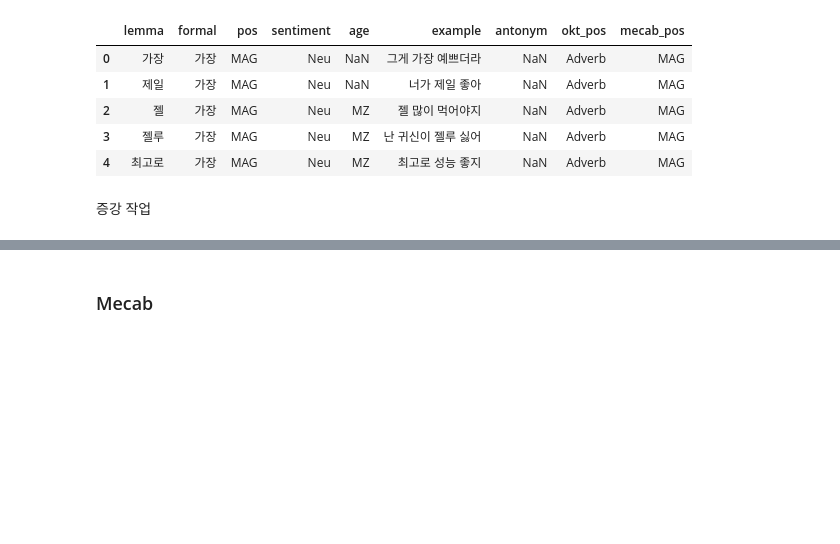
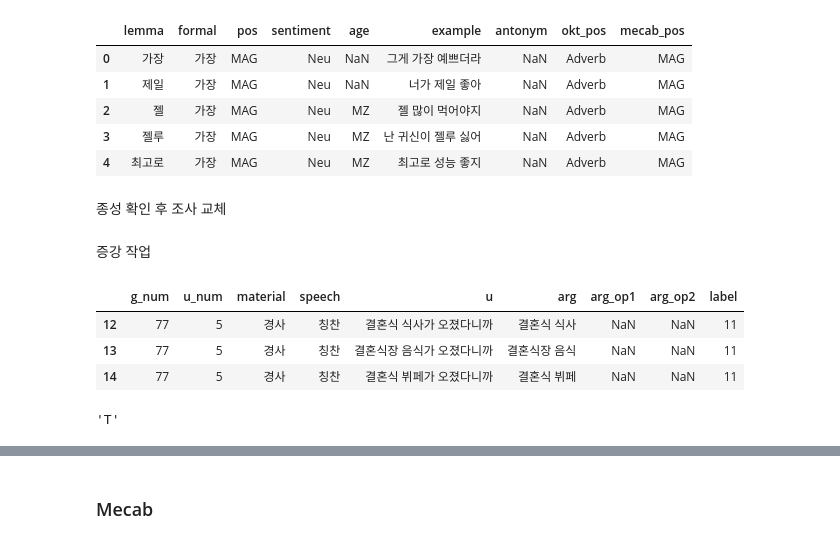
Before and after one commit to textnetkr/MemeProject, a Jupyter notebook: src/pytorch/augmentation/userdict.ipynb, the cells around one changed output, grey strips where cells are left out. Saved outputs shown, nothing was run; the diff lists cells and outputs as text; code cells hidden in the pictures; blank space fills up the shorter version.

```diff
--- a/src/pytorch/augmentation/userdict.ipynb
+++ b/src/pytorch/augmentation/userdict.ipynb
@@ -386,2 +393,11 @@ print(sorted_dict)
+# %%
+upper_100 = dict({i for i in sorted_dict.items() if i[1] >= 100})
+under_100 = dict({i for i in sorted_dict.items() if i[1] < 100})
+
+upper_100_temp = [[i[1]['g_num'], i[1]['u_num'], i[1]['material'], i[1]['speech'], i[1]['u'], i[1]['arg'], i[1]['arg_op1'], i[1]['arg_op2'], i[1]['label']] for i in df.iterrows() if i[1]['label'] in upper_100.keys()]
+under_100_temp = [[i[1]['g_num'], i[1]['u_num'], i[1]['material'], i[1]['speech'], i[1]['u'], i[1]['arg'], i[1]['arg_op1'], i[1]['arg_op2'], i[1]['label']] for i in df.iterrows() if i[1]['label'] in under_100.keys()]
+
+df_upper_100 = pd.DataFrame(upper_100_temp, columns=['g_num', 'u_num', 'material', 'speech', 'u', 'arg', 'arg_op1', 'arg_op2', 'label'])
+df_under_100 = pd.DataFrame(under_100_temp, columns=['g_num', 'u_num', 'material', 'speech', 'u', 'arg', 'arg_op1', 'arg_op2', 'label'])
 # %% [markdown]
 사용자 사전 - 실질 형태소 & 불변어만
@@ -400,3 +418,5 @@ df_userdict.head()
 | 2 | 젤 | 가장 | MAG | Neu | MZ | 젤 많이 먹어야지 | NaN | Adverb | MAG |
 | 3 | 젤루 | 가장 | MAG | Neu | MZ | 난 귀신이 젤루 싫어 | NaN | Adverb | MAG |
 | 4 | 최고로 | 가장 | MAG | Neu | MZ | 최고로 성능 좋지 | NaN | Adverb | MAG |
+# %% [markdown]
+종성 확인 후 조사 교체
@@ -403,5 +453,19 @@ df_userdict.head()
 # %% [markdown]
 증강 작업
+# %%
+df_under_100_temp = df_under_100[df_under_100.g_num=='77']
+df_under_100_temp = df_under_100_temp[df_under_100.u_num=='5']
+# %%
+df_under_100_temp.head()
+# %% [output]
+|  | g_num | u_num | material | speech | u | arg | arg_op1 | arg_op2 | label |
+| 12 | 77 | 5 | 경사 | 칭찬 | 결혼식 식사가 오졌다니까 | 결혼식 식사 | NaN | NaN | 11 |
+| 13 | 77 | 5 | 경사 | 칭찬 | 결혼식장 음식가 오졌다니까 | 결혼식장 음식 | NaN | NaN | 11 |
+| 14 | 77 | 5 | 경사 | 칭찬 | 결혼식 뷔페가 오졌다니까 | 결혼식 뷔페 | NaN | NaN | 11 |
+# %%
+get_jongsung_TF('음식')
+# %% [output]
+'T'
 # %%
 result = []
 
```
Also changed, not shown: parts of 25 cells of this notebook, 1 other file.
